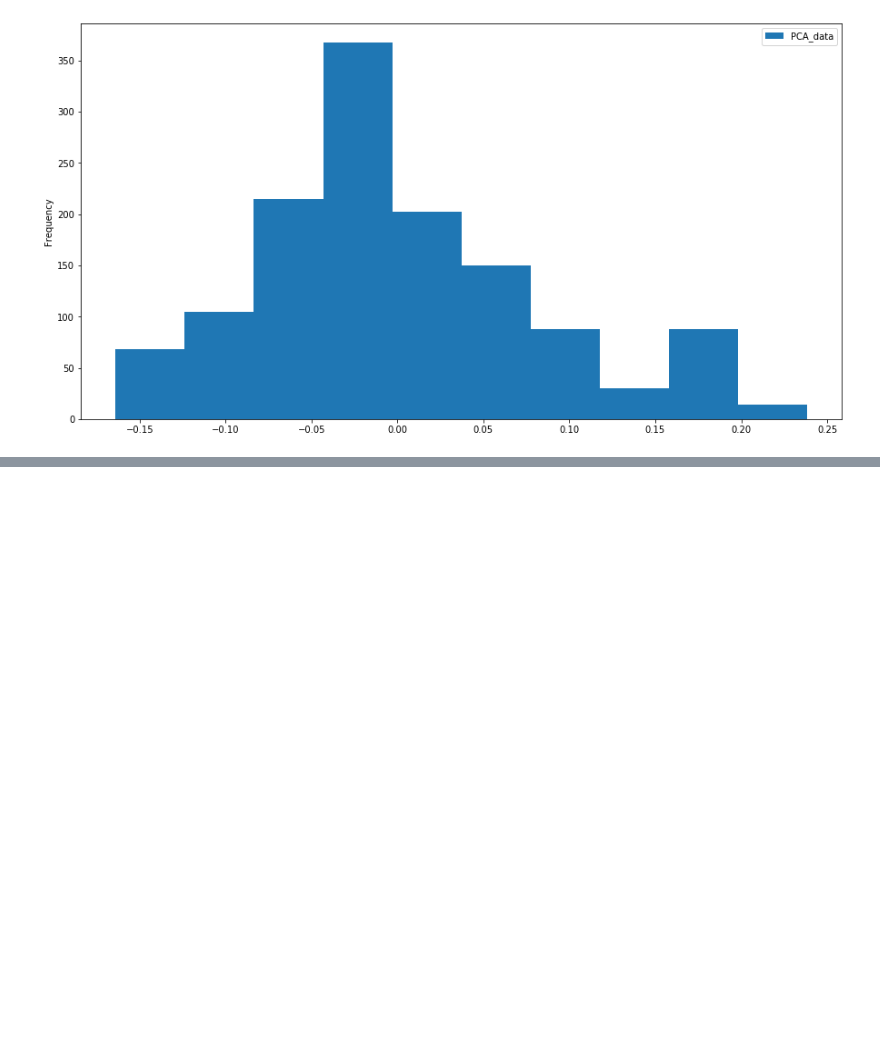
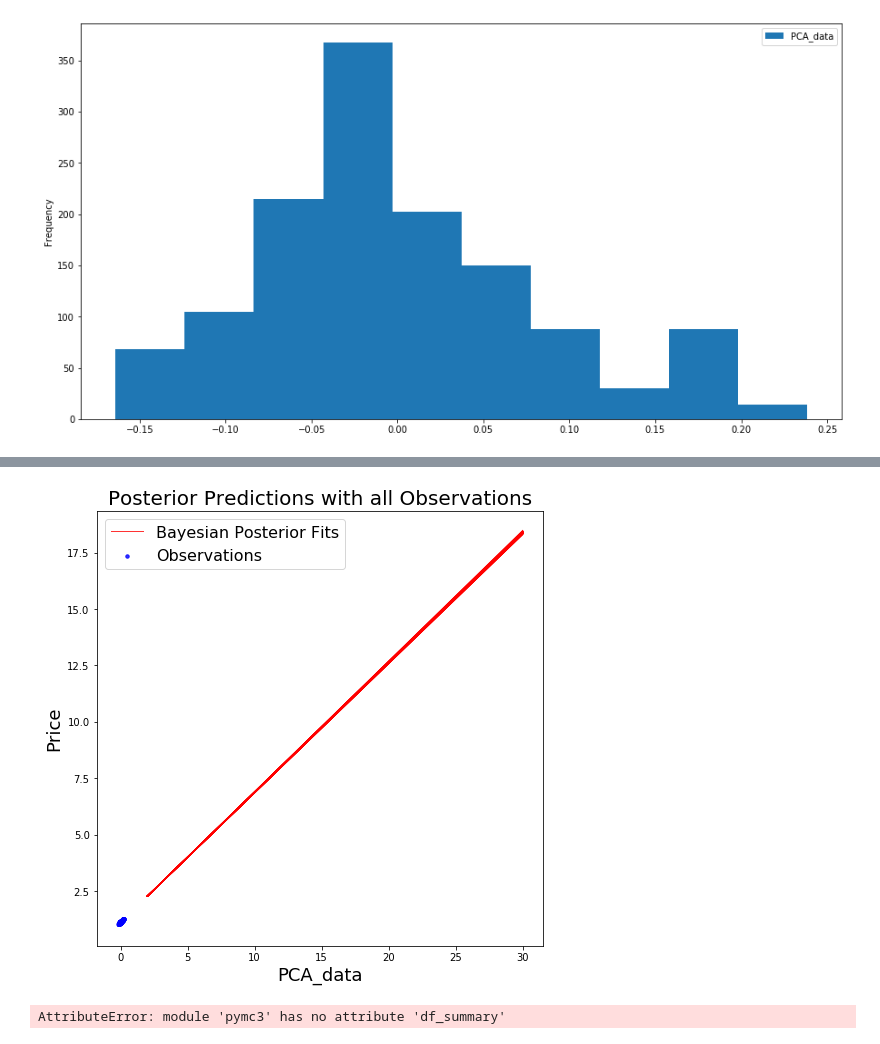
Before and after one commit to radheem/stock-market-PP-project, a Jupyter notebook: pca.ipynb, the cells around one changed output, grey strips where cells are left out. Cells and saved outputs as stored; diff of their text form; code cells hidden in the pictures; blank space fills up the shorter version.

```diff
--- a/pca.ipynb
+++ b/pca.ipynb
@@ -67,0 +122,15 @@ plt.show()
+# %%
+plt.figure(figsize = (8, 8))
+pm.plot_posterior_predictive_glm(linear_trace, samples = 100, eval=np.linspace(2, 30, 100), linewidth = 1,
+                                 color = 'red', alpha = 0.8, label = 'Bayesian Posterior Fits',
+                                lm = lambda x, sample: sample['Intercept'] + sample['slope'] * x);
+plt.scatter(X['PCA_data'], y.values, s = 12, alpha = 0.8, c = 'blue', label = 'Observations')
+plt.title('Posterior Predictions with all Observations', size = 20); plt.xlabel('PCA_data', size = 18);
+plt.ylabel('Price', size = 18);
+plt.legend(prop={'size': 16});
+# %% [output]
+[figure, added]
+# %%
+pm.df_summary(linear_trace)
+# %% [output]
+AttributeError: module 'pymc3' has no attribute 'df_summary'
```
Also changed, not shown: parts of 8 cells of this notebook.
